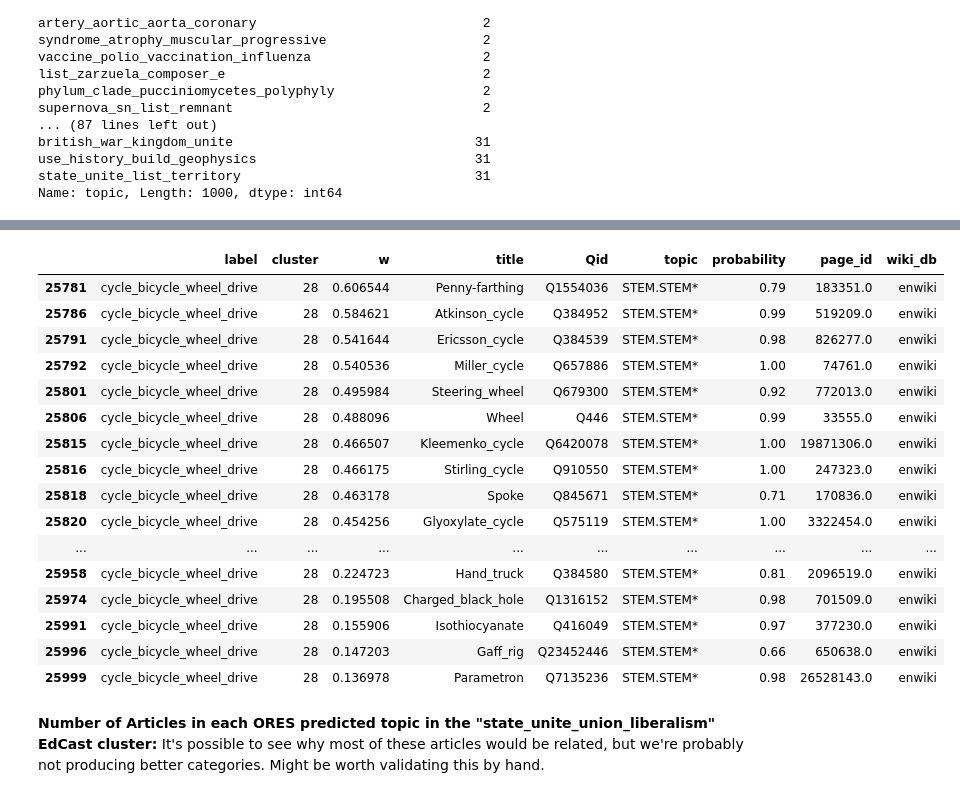
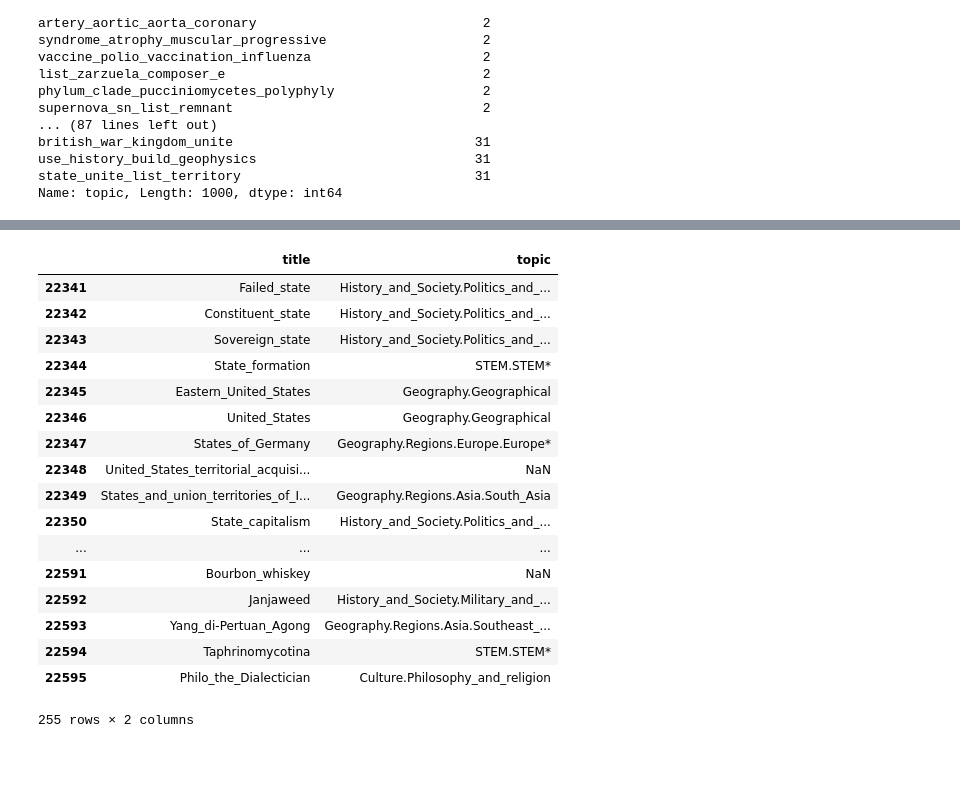
Before and after one commit to jmaddock/knowledge_graph, a Jupyter notebook: eval_2_1000_clusteres_ORES_comparison_6-14-20.ipynb, the cells around one changed output, grey strips where cells are left out. Saved outputs shown, nothing was run; the diff lists cells and outputs as text; code cells hidden in the pictures; blank space fills up the shorter version.

```diff
--- a/eval_2_1000_clusteres_ORES_comparison_6-14-20.ipynb
+++ b/eval_2_1000_clusteres_ORES_comparison_6-14-20.ipynb
@@ -222,22 +247,21 @@ Series([], dtype: int64)
 # %%
-df.loc[(df['label'] == 'cycle_bicycle_wheel_drive') & (df['topic'] == 'STEM.STEM*')]
+df.loc[df['label'] == 'state_unite_list_territory'][['title','topic']]
 # %% [output]
-|  | label | cluster | w | title | Qid | topic | probability | page_id | wiki_db |
-| 25781 | cycle_bicycle_wheel_drive | 28 | 0.606544 | Penny-farthing | Q1554036 | STEM.STEM* | 0.79 | 183351.0 | enwiki |
-| 25786 | cycle_bicycle_wheel_drive | 28 | 0.584621 | Atkinson_cycle | Q384952 | STEM.STEM* | 0.99 | 519209.0 | enwiki |
-| 25791 | cycle_bicycle_wheel_drive | 28 | 0.541644 | Ericsson_cycle | Q384539 | STEM.STEM* | 0.98 | 826277.0 | enwiki |
-| 25792 | cycle_bicycle_wheel_drive | 28 | 0.540536 | Miller_cycle | Q657886 | STEM.STEM* | 1.00 | 74761.0 | enwiki |
-| 25801 | cycle_bicycle_wheel_drive | 28 | 0.495984 | Steering_wheel | Q679300 | STEM.STEM* | 0.92 | 772013.0 | enwiki |
-| 25806 | cycle_bicycle_wheel_drive | 28 | 0.488096 | Wheel | Q446 | STEM.STEM* | 0.99 | 33555.0 | enwiki |
-| 25815 | cycle_bicycle_wheel_drive | 28 | 0.466507 | Kleemenko_cycle | Q6420078 | STEM.STEM* | 1.00 | 19871306.0 | enwiki |
-| 25816 | cycle_bicycle_wheel_drive | 28 | 0.466175 | Stirling_cycle | Q910550 | STEM.STEM* | 1.00 | 247323.0 | enwiki |
-| 25818 | cycle_bicycle_wheel_drive | 28 | 0.463178 | Spoke | Q845671 | STEM.STEM* | 0.71 | 170836.0 | enwiki |
-| 25820 | cycle_bicycle_wheel_drive | 28 | 0.454256 | Glyoxylate_cycle | Q575119 | STEM.STEM* | 1.00 | 3322454.0 | enwiki |
-| ... | ... | ... | ... | ... | ... | ... | ... | ... | ... |
-| 25958 | cycle_bicycle_wheel_drive | 28 | 0.224723 | Hand_truck | Q384580 | STEM.STEM* | 0.81 | 2096519.0 | enwiki |
-| 25974 | cycle_bicycle_wheel_drive | 28 | 0.195508 | Charged_black_hole | Q1316152 | STEM.STEM* | 0.98 | 701509.0 | enwiki |
-| 25991 | cycle_bicycle_wheel_drive | 28 | 0.155906 | Isothiocyanate | Q416049 | STEM.STEM* | 0.97 | 377230.0 | enwiki |
-| 25996 | cycle_bicycle_wheel_drive | 28 | 0.147203 | Gaff_rig | Q23452446 | STEM.STEM* | 0.66 | 650638.0 | enwiki |
-| 25999 | cycle_bicycle_wheel_drive | 28 | 0.136978 | Parametron | Q7135236 | STEM.STEM* | 0.98 | 26528143.0 | enwiki |
+|  | title | topic |
+| 22341 | Failed_state | History_and_Society.Politics_and_... |
+| 22342 | Constituent_state | History_and_Society.Politics_and_... |
+| 22343 | Sovereign_state | History_and_Society.Politics_and_... |
+| 22344 | State_formation | STEM.STEM* |
+| 22345 | Eastern_United_States | Geography.Geographical |
+| 22346 | United_States | Geography.Geographical |
+| 22347 | States_of_Germany | Geography.Regions.Europe.Europe* |
+| 22348 | United_States_territorial_acquisi... | NaN |
+| 22349 | States_and_union_territories_of_I... | Geography.Regions.Asia.South_Asia |
+| 22350 | State_capitalism | History_and_Society.Politics_and_... |
+| ... | ... | ... |
+| 22591 | Bourbon_whiskey | NaN |
+| 22592 | Janjaweed | History_and_Society.Military_and_... |
+| 22593 | Yang_di-Pertuan_Agong | Geography.Regions.Asia.Southeast_... |
+| 22594 | Taphrinomycotina | STEM.STEM* |
+| 22595 | Philo_the_Dialectician | Culture.Philosophy_and_religion |
+255 rows × 2 columns
-# %% [markdown]
-**Number of Articles in each ORES predicted topic in the "state_unite_union_liberalism" EdCast cluster:**  It's possible to see why most of these articles would be related, but we're probably not producing better categories.  Might be worth validating this by hand.
```
Also changed, not shown: parts of 31 cells of this notebook.
